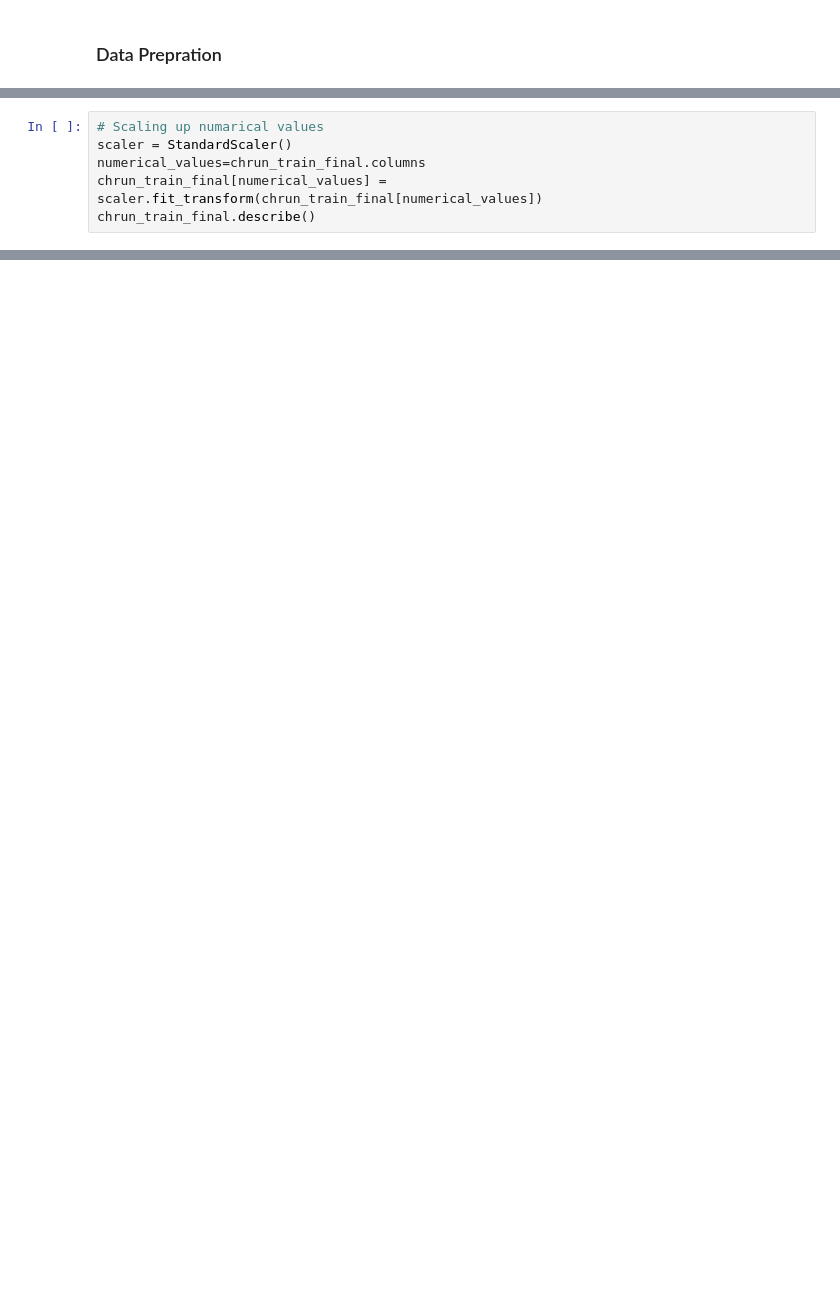
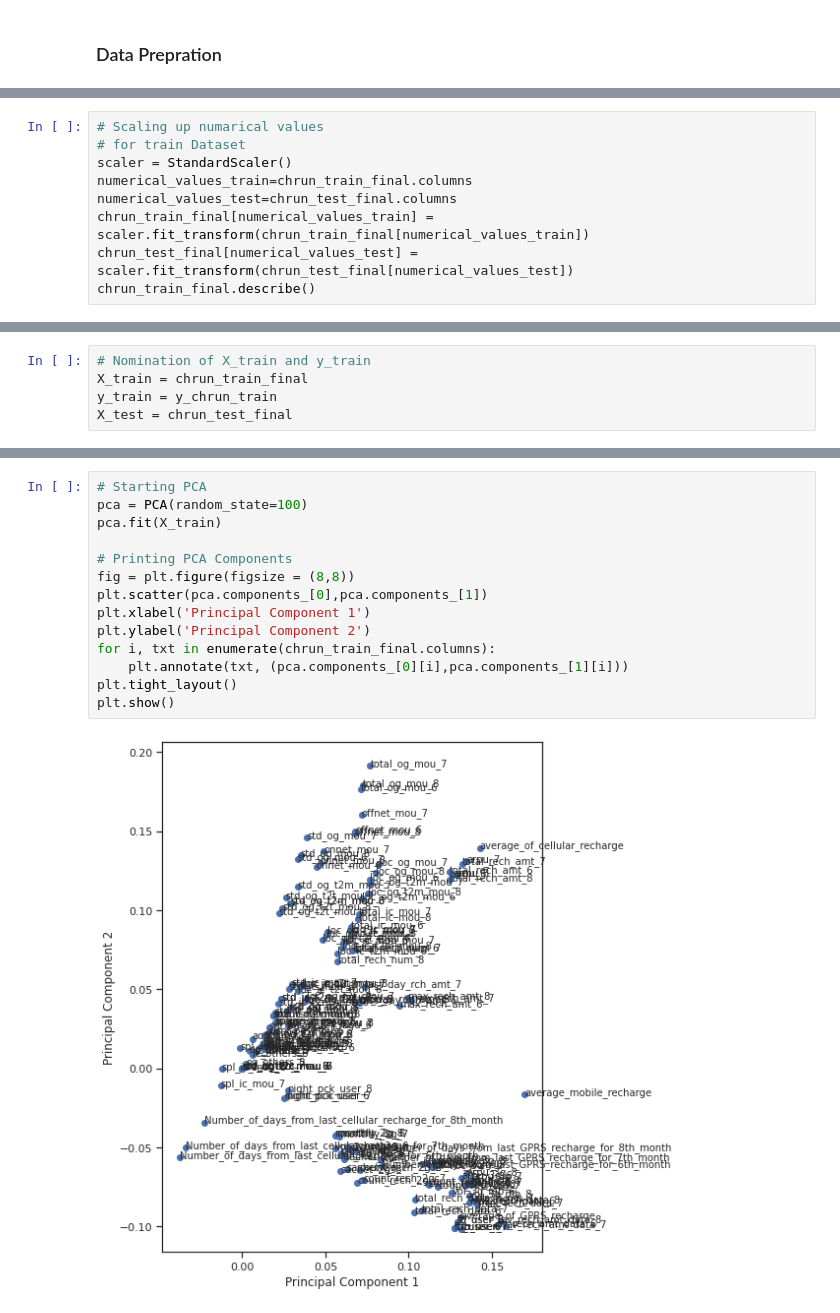
Before and after one commit to spdsp04/TelecomChrunCasestudy, a Jupyter notebook: Telecom_Chrun.ipynb, the cells around one changed output, grey strips where cells are left out. Cells and saved outputs as stored; diff of their text form; blank space fills up the shorter version.

```diff
--- a/Telecom_Chrun.ipynb
+++ b/Telecom_Chrun.ipynb
@@ -551,8 +566,11 @@ chrun_train_final=chrun_train_final.drop(['id','churn_probability'],axis=1)
 # %%
 # Scaling up numarical values
+# for train Dataset
 scaler = StandardScaler()
-numerical_values=chrun_train_final.columns
-chrun_train_final[numerical_values] = scaler.fit_transform(chrun_train_final[numerical_values])
+numerical_values_train=chrun_train_final.columns
+numerical_values_test=chrun_test_final.columns
+chrun_train_final[numerical_values_train] = scaler.fit_transform(chrun_train_final[numerical_values_train])
+chrun_test_final[numerical_values_test] = scaler.fit_transform(chrun_test_final[numerical_values_test])
 chrun_train_final.describe()
 # %% [output]
 |  | arpu_6 | arpu_7 | arpu_8 | onnet_mou_6 | onnet_mou_7 | onnet_mou_8 | offnet_mou_6 | offnet_mou_7 | ... |
@@ -566,0 +597,5 @@ chrun_train_final.describe()
+# %%
+# Nomination of X_train and y_train
+X_train = chrun_train_final
+y_train = y_chrun_train
+X_test = chrun_test_final
@@ -566,0 +604,16 @@ chrun_train_final.describe()
+# %%
+# Starting PCA
+pca = PCA(random_state=100)
+pca.fit(X_train)
+
+# Printing PCA Components
+fig = plt.figure(figsize = (8,8))
+plt.scatter(pca.components_[0],pca.components_[1])
+plt.xlabel('Principal Component 1')
+plt.ylabel('Principal Component 2')
+for i, txt in enumerate(chrun_train_final.columns):
+    plt.annotate(txt, (pca.components_[0][i],pca.components_[1][i]))
+plt.tight_layout()
+plt.show()
+# %% [output]
+[figure, added]
```
Also changed, not shown: parts of 64 cells of this notebook.
